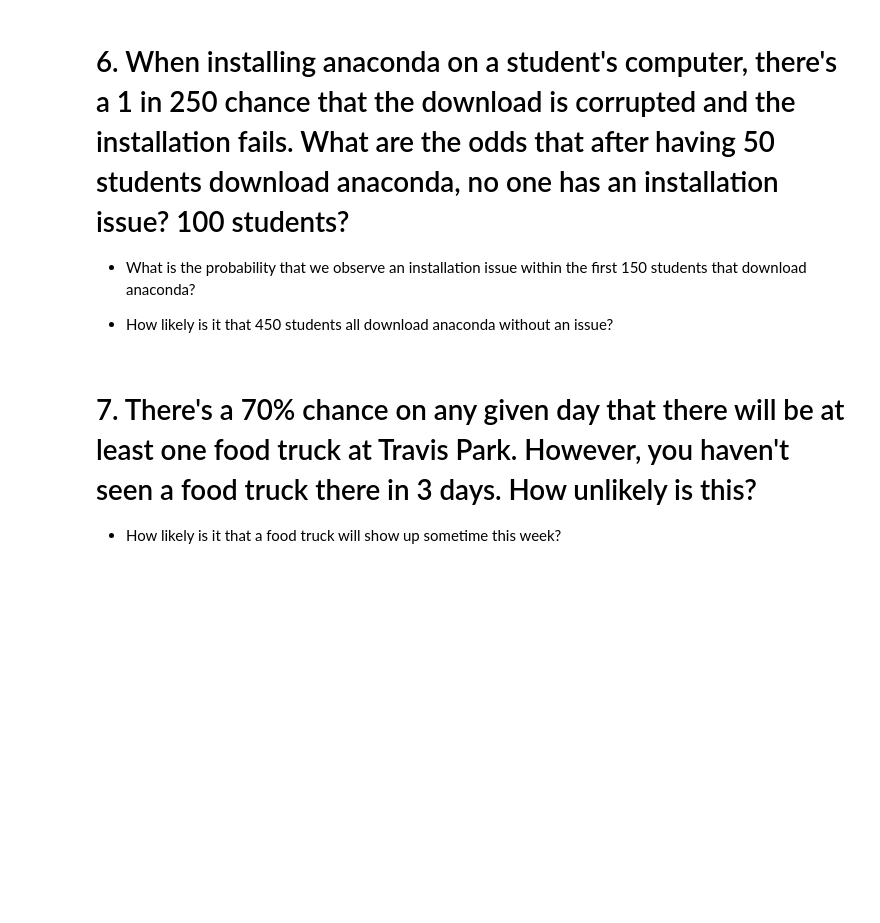
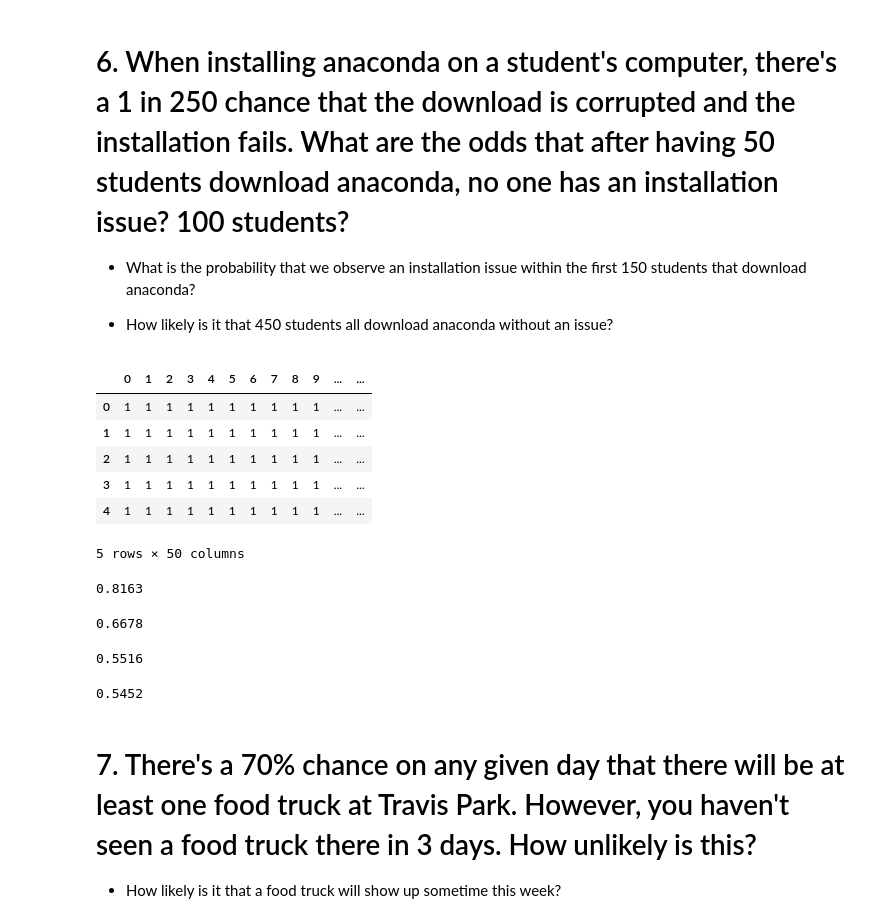
Before and after one commit to CSolitaire/statistics-exercises, a Jupyter notebook: simulation.ipynb, the cells around one changed output. Drawn from its saved outputs; the diff is of its cells as text; code cells hidden in the pictures; blank space fills up the shorter version.

```diff
--- a/simulation.ipynb
+++ b/simulation.ipynb
@@ -134,6 +149,64 @@ array([18., 14., 12., ..., 22., 11., 16.])
      anaconda?
 
    - How likely is it that 450 students all download anaconda without an issue?
+# %%
+#50 Installations
+trial = 10_000
+prob = [1/250, 249/250]
+student = 50
+#0 is fail, 1 is success
+install = np.random.choice([0, 1], size=(trial, student), p=([1/250, 249/250]))
+df = pd.DataFrame(install)
+df.head()
+# %% [output]
+|  | 0 | 1 | 2 | 3 | 4 | 5 | 6 | 7 | 8 | 9 | ... | ... |
+| 0 | 1 | 1 | 1 | 1 | 1 | 1 | 1 | 1 | 1 | 1 | ... | ... |
+| 1 | 1 | 1 | 1 | 1 | 1 | 1 | 1 | 1 | 1 | 1 | ... | ... |
+| 2 | 1 | 1 | 1 | 1 | 1 | 1 | 1 | 1 | 1 | 1 | ... | ... |
+| 3 | 1 | 1 | 1 | 1 | 1 | 1 | 1 | 1 | 1 | 1 | ... | ... |
+| 4 | 1 | 1 | 1 | 1 | 1 | 1 | 1 | 1 | 1 | 1 | ... | ... |
+5 rows × 50 columns
+# %%
+df["success"] = df.sum(axis=1) == student
+df.success.mean()
+# %% [output]
+0.8163
+# %%
+#100 Installations
+trial = 10_000
+prob = [1/250, 249/250]
+student = 100
+install = np.random.choice([0, 1], size=(trial, student), p=([1/250, 249/250]))
+df = pd.DataFrame(install)
+df.iloc[0:2, 0:4]
+df["success"] = df.sum(axis=1) == student
+df.success.mean()
+# %% [output]
+0.6678
+# %%
+#150 Installations
+trial = 10_000
+prob = [1/250, 249/250]
+student = 150
+install = np.random.choice([0, 1], size=(trial, student), p=([1/250, 249/250]))
+df = pd.DataFrame(install)
+df.iloc[0:2, 0:4]
+df["success"] = df.sum(axis=1) == student
+df.success.mean()
+# %% [output]
+0.5516
+# %%
+#450 Installations
+trial = 10_000
+prob = [1/250, 249/250]
+student = 150
+install = np.random.choice([0, 1], size=(trial, student), p=([1/250, 249/250]))
+df = pd.DataFrame(install)
+df.iloc[0:2, 0:4]
+df["success"] = df.sum(axis=1) == student
+df.success.mean()
+# %% [output]
+0.5452
 # %% [markdown]
 # 7. There's a 70% chance on any given day that there will be at least one food truck at Travis Park. However, you haven't seen a food truck there in 3 days. How unlikely is this?
 
```
Also changed, not shown: parts of 12 cells of this notebook.
